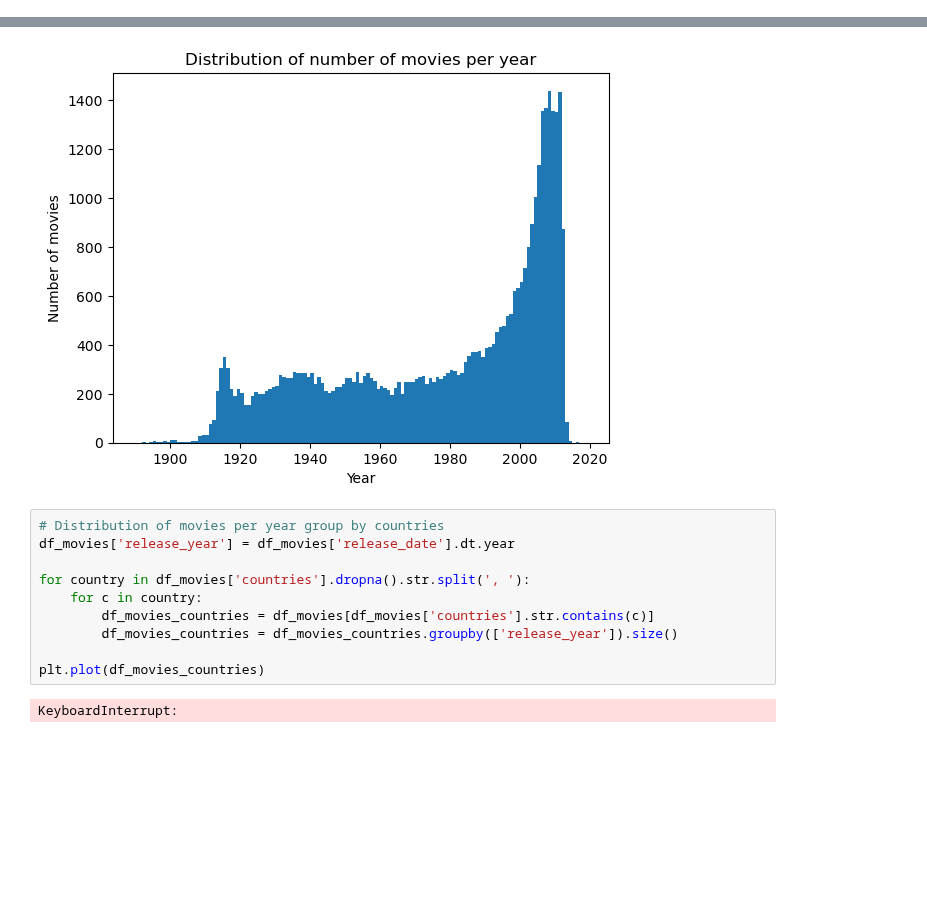
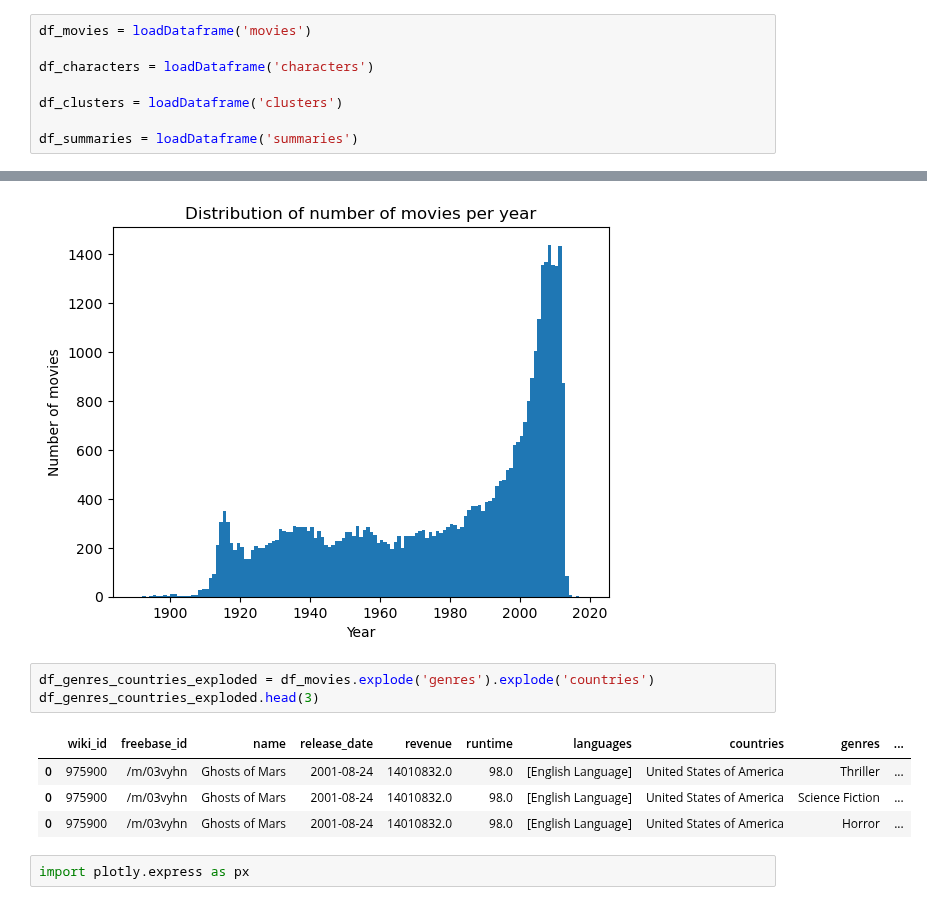
Before and after one commit to epfl-ada/ada-2024-project-teamcsx24, a Jupyter notebook: src/analysisResearch/dataExplo.ipynb, the cells around one changed output, grey strips where cells are left out. Cells and saved outputs as stored; diff of their text form; blank space fills up the shorter version.

Commit message:
Genres feasability + bert begin

```diff
--- a/src/analysisResearch/dataExplo.ipynb
+++ b/src/analysisResearch/dataExplo.ipynb
@@ -49,0 +10,8 @@ Data exploration
+# %%
+df_movies = loadDataframe('movies')
+
+df_characters = loadDataframe('characters')
+
+df_clusters = loadDataframe('clusters')
+
+df_summaries = loadDataframe('summaries')
@@ -56,15 +28,13 @@ plt.title('Distribution of number of movies per year')
 plt.show()
 # %% [output]
 [figure]
-# %%
-# Distribution of movies per year group by countries
-df_movies['release_year'] = df_movies['release_date'].dt.year
-
-for country in df_movies['countries'].dropna().str.split(', '):
-    for c in country:
-        df_movies_countries = df_movies[df_movies['countries'].str.contains(c)]
-        df_movies_countries = df_movies_countries.groupby(['release_year']).size()
-
-plt.plot(df_movies_countries)
-# %% [output]
-KeyboardInterrupt:
+# %%
+df_genres_countries_exploded = df_movies.explode('genres').explode('countries')
+df_genres_countries_exploded.head(3)
+# %% [output]
+|  | wiki_id | freebase_id | name | release_date | revenue | runtime | languages | countries | genres | ... |
+| 0 | 975900 | /m/03vyhn | Ghosts of Mars | 2001-08-24 | 14010832.0 | 98.0 | [English Language] | United States of America | Thriller | ... |
+| 0 | 975900 | /m/03vyhn | Ghosts of Mars | 2001-08-24 | 14010832.0 | 98.0 | [English Language] | United States of America | Science Fiction | ... |
+| 0 | 975900 | /m/03vyhn | Ghosts of Mars | 2001-08-24 | 14010832.0 | 98.0 | [English Language] | United States of America | Horror | ... |
+# %%
+import plotly.express as px
```
Also changed, not shown: parts of 17 cells of this notebook.
